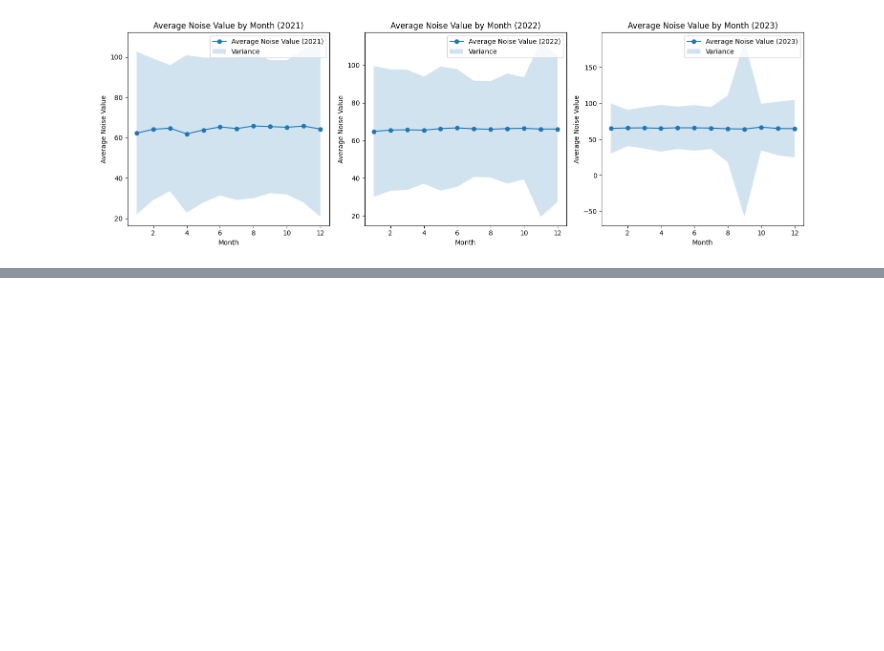
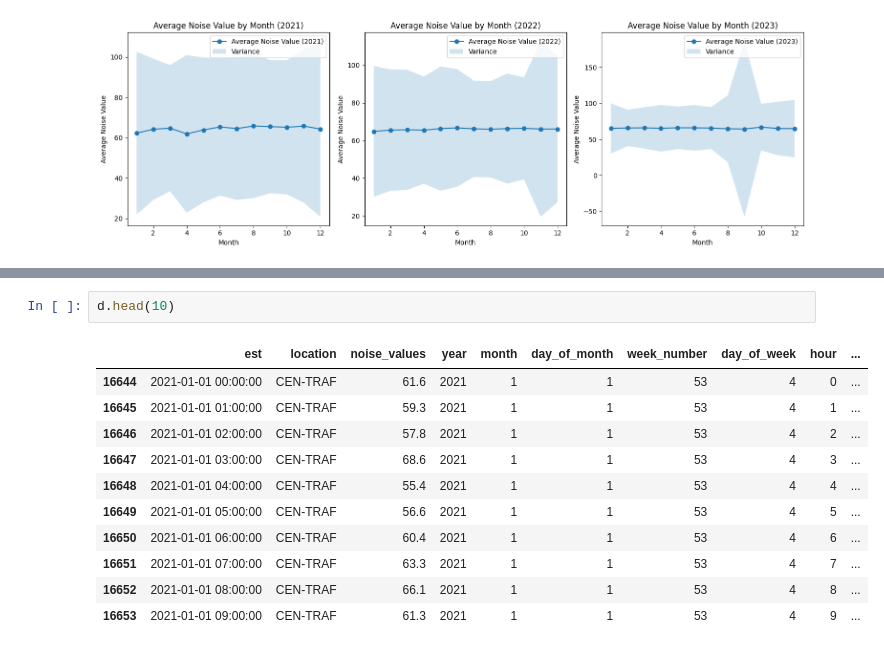
Before and after one commit to jmparradov/MachineLearning_Project, a Jupyter notebook: Machine_Learning_Project.ipynb, the cells around one changed output, grey strips where cells are left out. Cells and saved outputs as stored; diff of their text form; blank space fills up the shorter version.

```diff
--- a/Machine_Learning_Project.ipynb
+++ b/Machine_Learning_Project.ipynb
@@ -260,0 +302,14 @@ plt.show()
+# %%
+d.head(10)
+# %% [output]
+|  | est | location | noise_values | year | month | day_of_month | week_number | day_of_week | hour | ... |
+| 16644 | 2021-01-01 00:00:00 | CEN-TRAF | 61.6 | 2021 | 1 | 1 | 53 | 4 | 0 | ... |
+| 16645 | 2021-01-01 01:00:00 | CEN-TRAF | 59.3 | 2021 | 1 | 1 | 53 | 4 | 1 | ... |
+| 16646 | 2021-01-01 02:00:00 | CEN-TRAF | 57.8 | 2021 | 1 | 1 | 53 | 4 | 2 | ... |
+| 16647 | 2021-01-01 03:00:00 | CEN-TRAF | 68.6 | 2021 | 1 | 1 | 53 | 4 | 3 | ... |
+| 16648 | 2021-01-01 04:00:00 | CEN-TRAF | 55.4 | 2021 | 1 | 1 | 53 | 4 | 4 | ... |
+| 16649 | 2021-01-01 05:00:00 | CEN-TRAF | 56.6 | 2021 | 1 | 1 | 53 | 4 | 5 | ... |
+| 16650 | 2021-01-01 06:00:00 | CEN-TRAF | 60.4 | 2021 | 1 | 1 | 53 | 4 | 6 | ... |
+| 16651 | 2021-01-01 07:00:00 | CEN-TRAF | 63.3 | 2021 | 1 | 1 | 53 | 4 | 7 | ... |
+| 16652 | 2021-01-01 08:00:00 | CEN-TRAF | 66.1 | 2021 | 1 | 1 | 53 | 4 | 8 | ... |
+| 16653 | 2021-01-01 09:00:00 | CEN-TRAF | 61.3 | 2021 | 1 | 1 | 53 | 4 | 9 | ... |
```
Also changed, not shown: parts of 34 cells of this notebook.
